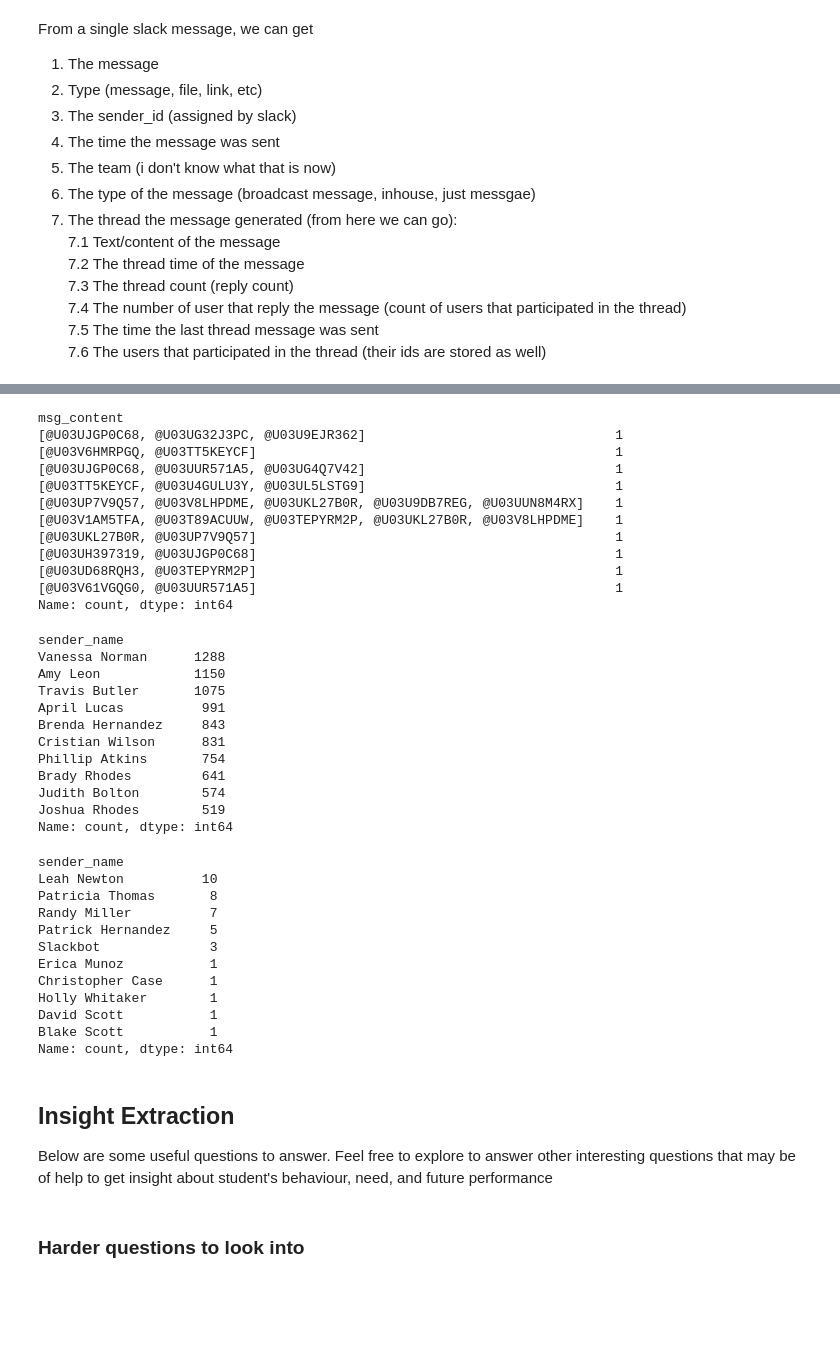
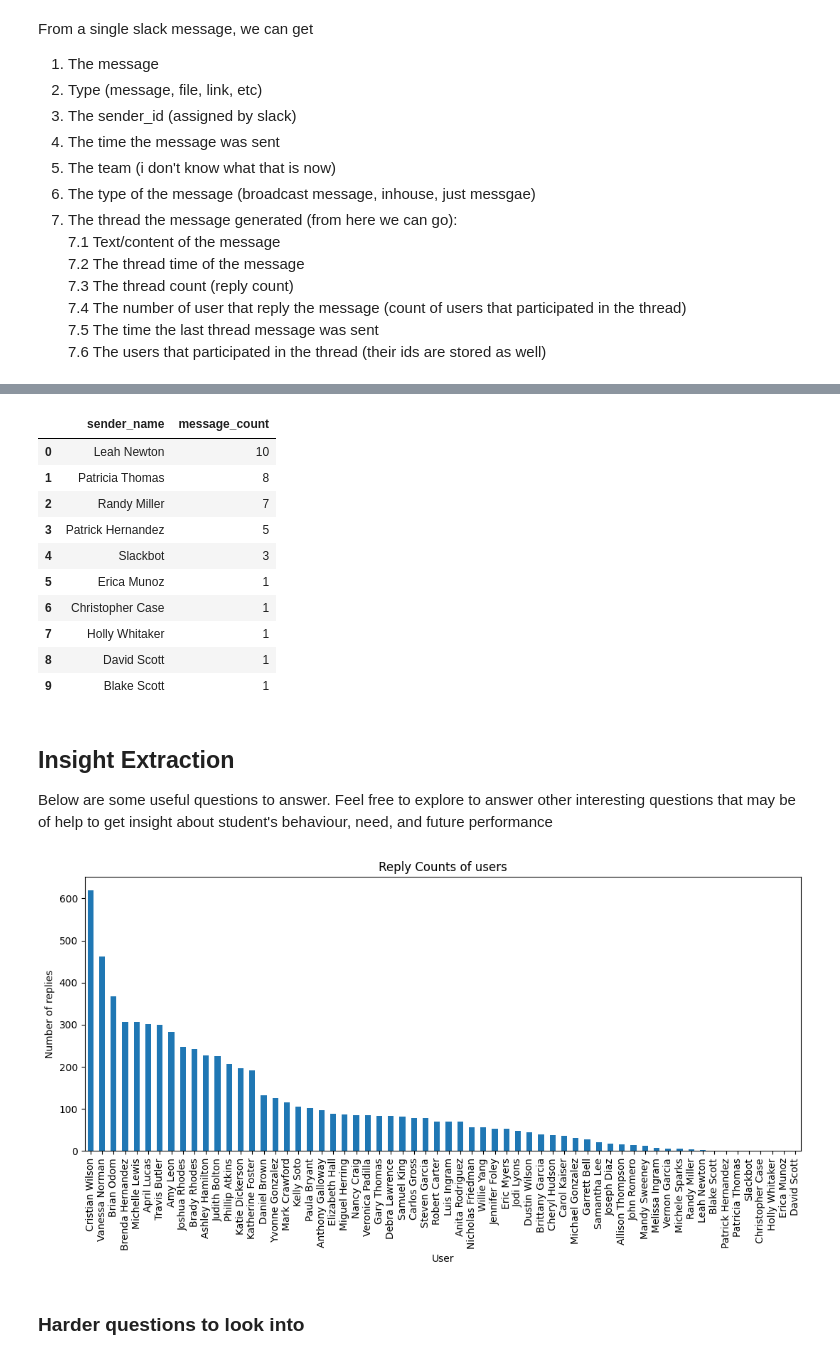
Before and after one commit to MubarekHussen/network_analysis, a Jupyter notebook: notebooks/parse_slack_data.ipynb, the cells around one changed output, grey strips where cells are left out. Saved outputs shown, nothing was run; the diff lists cells and outputs as text; code cells hidden in the pictures; blank space fills up the shorter version.

```diff
--- a/notebooks/parse_slack_data.ipynb
+++ b/notebooks/parse_slack_data.ipynb
@@ -119,55 +170,19 @@ Invalid user ID type: <class 'list'>
 # %%
-# Who are the bottom 10  users by mention count?
-bottom_10_users = counts.tail(10)
-print(bottom_10_users)
+# Who are the bottom users by Message count?
+bottom_10_users = user_message_counts.tail(10)
+pd.DataFrame({'sender_name': bottom_10_users.index, 'message_count': bottom_10_users.values})
 # %% [output]
-msg_content
-[@U03UJGP0C68, @U03UG32J3PC, @U03U9EJR362]                                1
-[@U03V6HMRPGQ, @U03TT5KEYCF]                                              1
-[@U03UJGP0C68, @U03UUR571A5, @U03UG4Q7V42]                                1
-[@U03TT5KEYCF, @U03U4GULU3Y, @U03UL5LSTG9]                                1
-[@U03UP7V9Q57, @U03V8LHPDME, @U03UKL27B0R, @U03U9DB7REG, @U03UUN8M4RX]    1
-[@U03V1AM5TFA, @U03T89ACUUW, @U03TEPYRM2P, @U03UKL27B0R, @U03V8LHPDME]    1
-[@U03UKL27B0R, @U03UP7V9Q57]                                              1
-[@U03UH397319, @U03UJGP0C68]                                              1
-[@U03UD68RQH3, @U03TEPYRM2P]                                              1
-[@U03V61VGQG0, @U03UUR571A5]                                              1
-Name: count, dtype: int64
+|  | sender_name | message_count |
+| 0 | Leah Newton | 10 |
+| 1 | Patricia Thomas | 8 |
+| 2 | Randy Miller | 7 |
+| 3 | Patrick Hernandez | 5 |
+| 4 | Slackbot | 3 |
+| 5 | Erica Munoz | 1 |
+| 6 | Christopher Case | 1 |
+| 7 | Holly Whitaker | 1 |
+| 8 | David Scott | 1 |
+| 9 | Blake Scott | 1 |
-# %%
-# Who are the top users by Message count?
-user_message_counts = df['sender_name'].value_counts()
-top_10_users = user_message_counts.head(10)
-print(top_10_users)
-# %% [output]
-sender_name
-Vanessa Norman      1288
-Amy Leon            1150
-Travis Butler       1075
-April Lucas          991
-Brenda Hernandez     843
-Cristian Wilson      831
-Phillip Atkins       754
-Brady Rhodes         641
-Judith Bolton        574
-Joshua Rhodes        519
-Name: count, dtype: int64
-# %%
-# Who are the bottom users by Message count?
-bottom_10_users = user_message_counts.tail(10)
-print(bottom_10_users)
-# %% [output]
-sender_name
-Leah Newton          10
-Patricia Thomas       8
-Randy Miller          7
-Patrick Hernandez     5
-Slackbot              3
-Erica Munoz           1
-Christopher Case      1
-Holly Whitaker        1
-David Scott           1
-Blake Scott           1
-Name: count, dtype: int64
 # %%
 # Who are the top users by Reaction count?
 # %%
@@ -276,3 +289,18 @@ Below are some useful questions to answer. Feel free to explore to answer other
+# %%
+# which user has the highest number of reply counts?
+def plot_highest_reply_count(data: DataFrame):
+    gr_df = data.groupby('sender_name')['reply_count'].sum()
+    gr_df = gr_df.sort_values(ascending=False)
+    gr_df.plot(kind='bar', figsize=(13, 5))
+
+    plt.title('Reply Counts of users')
+    plt.xlabel('User')
+    plt.ylabel('Number of replies')
+    plt.show()
+
+plot_highest_reply_count(df)
+# %% [output]
+[figure, added]
 # %%
 # Visualize reply counts per user per channel
 # %%
```
Also changed, not shown: parts of 7 cells of this notebook.
